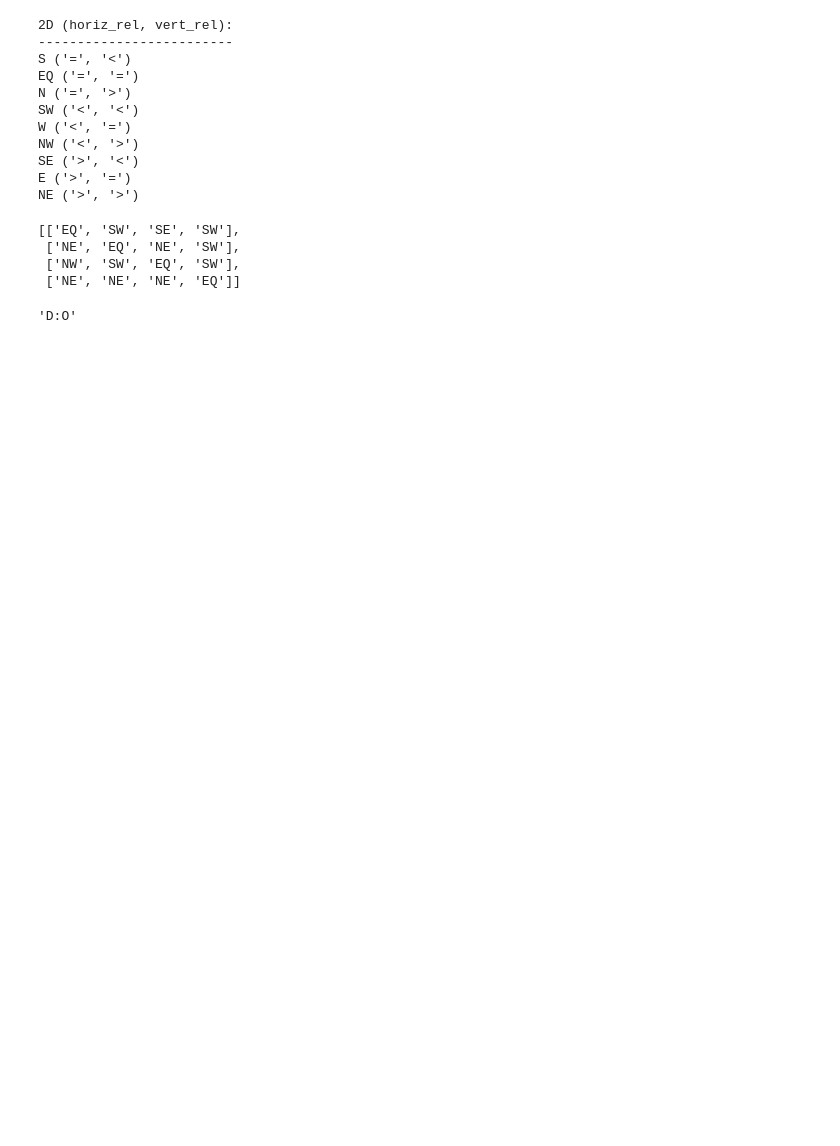
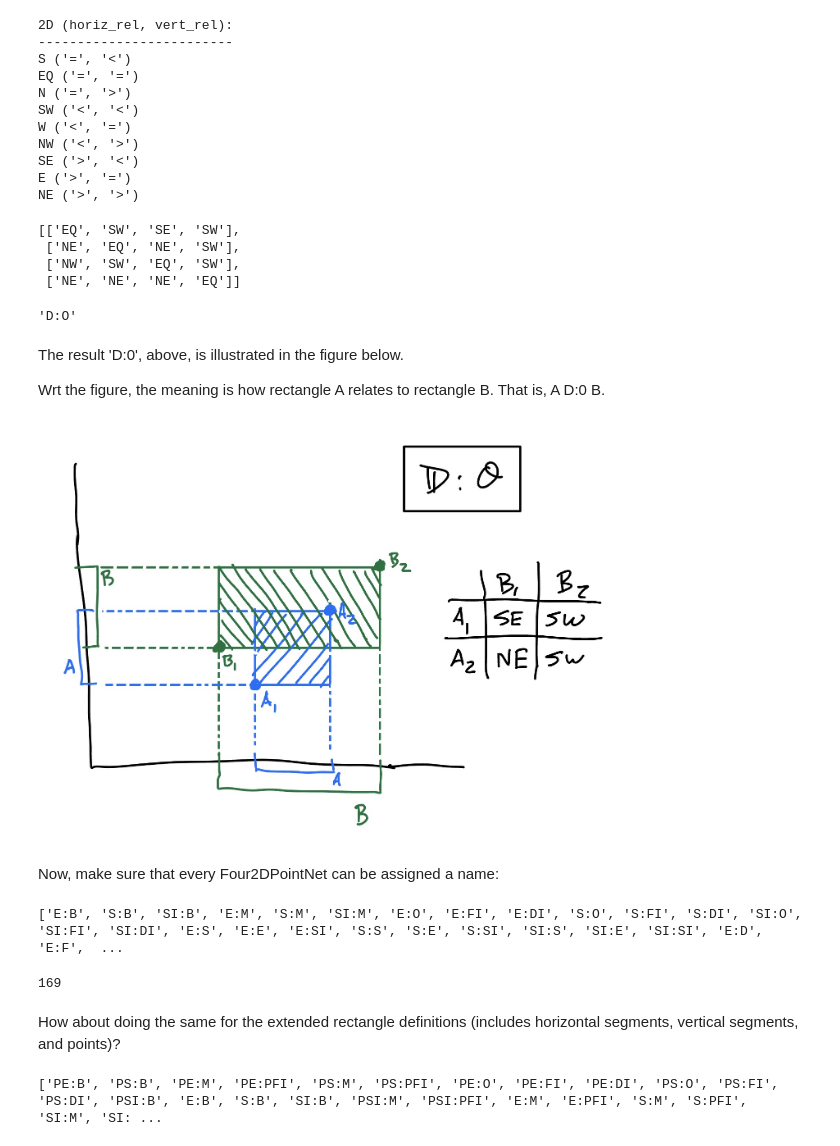
Before and after one commit to alreich/qualreas, a Jupyter notebook: Notebooks/derive_rectangle_algebra.ipynb, the cells around one changed output. Cells and saved outputs as stored; diff of their text form; code cells hidden in the pictures; blank space fills up the shorter version.

Commit message:
2D rectangle name mapping works

```diff
--- a/Notebooks/derive_rectangle_algebra.ipynb
+++ b/Notebooks/derive_rectangle_algebra.ipynb
@@ -270,7 +273,34 @@ ptnet.to_list()
  ['NE', 'EQ', 'NE', 'SW'],
  ['NW', 'SW', 'EQ', 'SW'],
  ['NE', 'NE', 'NE', 'EQ']]
-# %%
-signature_name_2D(result_proper, ptalg2d_key)
-# %% [output]
-'D:O'
+# %%
+signature_name_2d(result_proper, ptalg2d_key)
+# %% [output]
+'D:O'
+# %% [markdown]
+The result 'D:0', above, is illustrated in the figure below.
+
+Wrt the figure, the meaning is how rectangle A relates to rectangle B. That is, A D:0 B.
+# %%
+from IPython.display import Image
+display(Image(filename='IMG_2285.jpeg', width=600))
+# %% [output]
+[figure, added]
+# %% [markdown]
+Now, make sure that every Four2DPointNet can be assigned a name:
+# %%
+all_proper_2d_names = [signature_name_2d(result_proper, key) for key in result_proper.keys()]
+print(all_proper_2d_names)
+# %% [output]
+['E:B', 'S:B', 'SI:B', 'E:M', 'S:M', 'SI:M', 'E:O', 'E:FI', 'E:DI', 'S:O', 'S:FI', 'S:DI', 'SI:O', 'SI:FI', 'SI:DI', 'E:S', 'E:E', 'E:SI', 'S:S', 'S:E', 'S:SI', 'SI:S', 'SI:E', 'SI:SI', 'E:D', 'E:F',  ...
+# %%
+len(all_proper_2d_names)
+# %% [output]
+169
+# %% [markdown]
+How about doing the same for the extended rectangle definitions (includes horizontal segments, vertical segments, and points)?
+# %%
+all_2d_names = [signature_name_2d(result_all, key) for key in result_all.keys()]
+print(all_2d_names)
+# %% [output]
+['PE:B', 'PS:B', 'PE:M', 'PE:PFI', 'PS:M', 'PS:PFI', 'PE:O', 'PE:FI', 'PE:DI', 'PS:O', 'PS:FI', 'PS:DI', 'PSI:B', 'E:B', 'S:B', 'SI:B', 'PSI:M', 'PSI:PFI', 'E:M', 'E:PFI', 'S:M', 'S:PFI', 'SI:M', 'SI: ...
```
Also changed, not shown: parts of 7 cells of this notebook, 1 other file.
